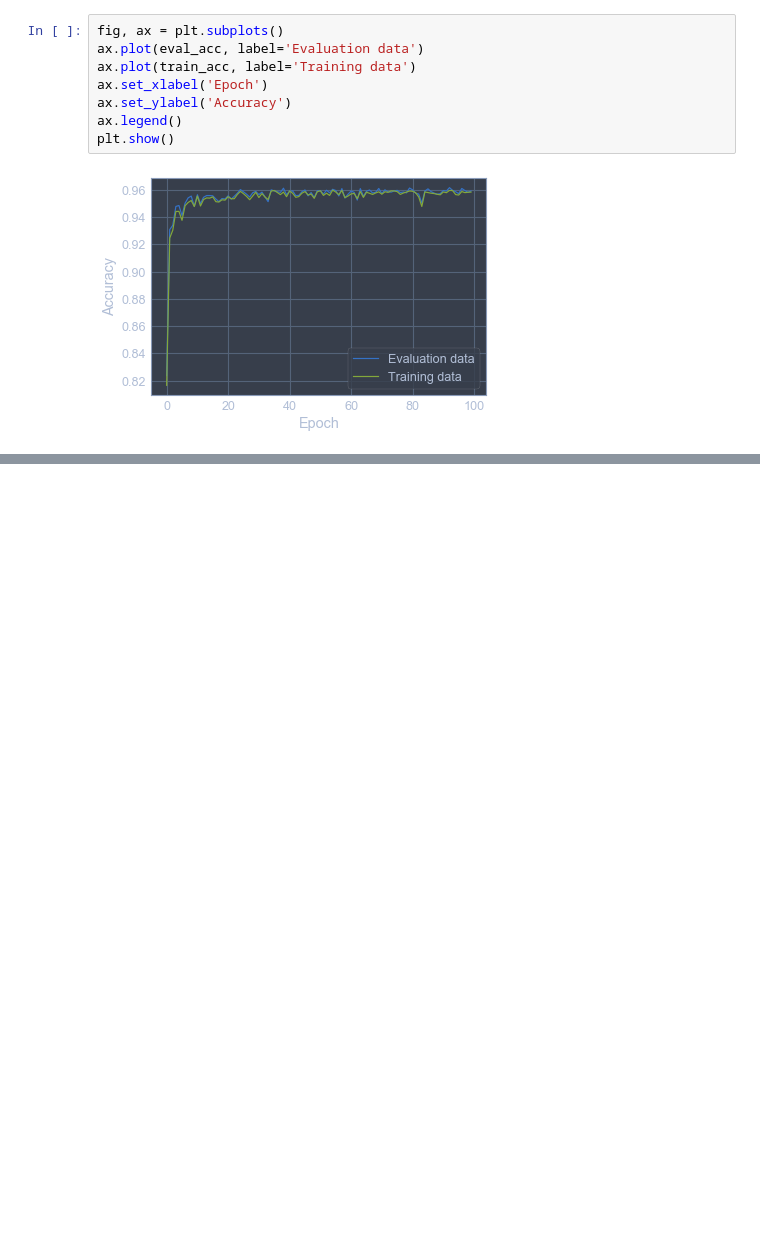
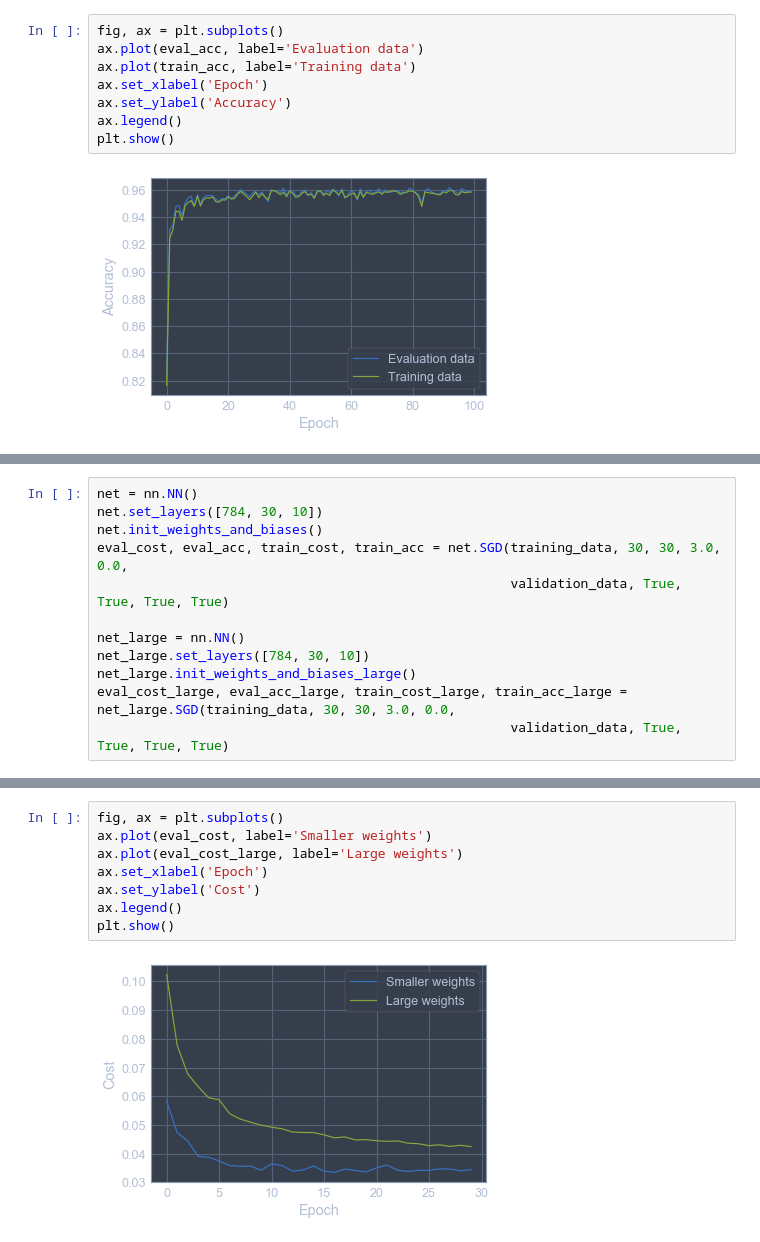
Before and after one commit to mpernow/neural-networks, a Jupyter notebook: nn_test.ipynb, the cells around one changed output, grey strips where cells are left out. Drawn from its saved outputs; the diff is of its cells as text; blank space fills up the shorter version.

Commit message:
smaller weight initialisation

```diff
--- a/nn_test.ipynb
+++ b/nn_test.ipynb
@@ -495,0 +501,12 @@ So regularizing the cost function gave us much closer accuracy of the training a
+# %%
+net = nn.NN()
+net.set_layers([784, 30, 10])
+net.init_weights_and_biases()
+eval_cost, eval_acc, train_cost, train_acc = net.SGD(training_data, 30, 30, 3.0, 0.0,
+                                                     validation_data, True, True, True, True)
+
+net_large = nn.NN()
+net_large.set_layers([784, 30, 10])
+net_large.init_weights_and_biases_large()
+eval_cost_large, eval_acc_large, train_cost_large, train_acc_large = net_large.SGD(training_data, 30, 30, 3.0, 0.0,
+                                                     validation_data, True, True, True, True)
@@ -495,0 +531,10 @@ So regularizing the cost function gave us much closer accuracy of the training a
+# %%
+fig, ax = plt.subplots()
+ax.plot(eval_cost, label='Smaller weights')
+ax.plot(eval_cost_large, label='Large weights')
+ax.set_xlabel('Epoch')
+ax.set_ylabel('Cost')
+ax.legend()
+plt.show()
+# %% [output]
+[figure, added]
```
Also changed, not shown: parts of 5 cells of this notebook, 1 other file.
